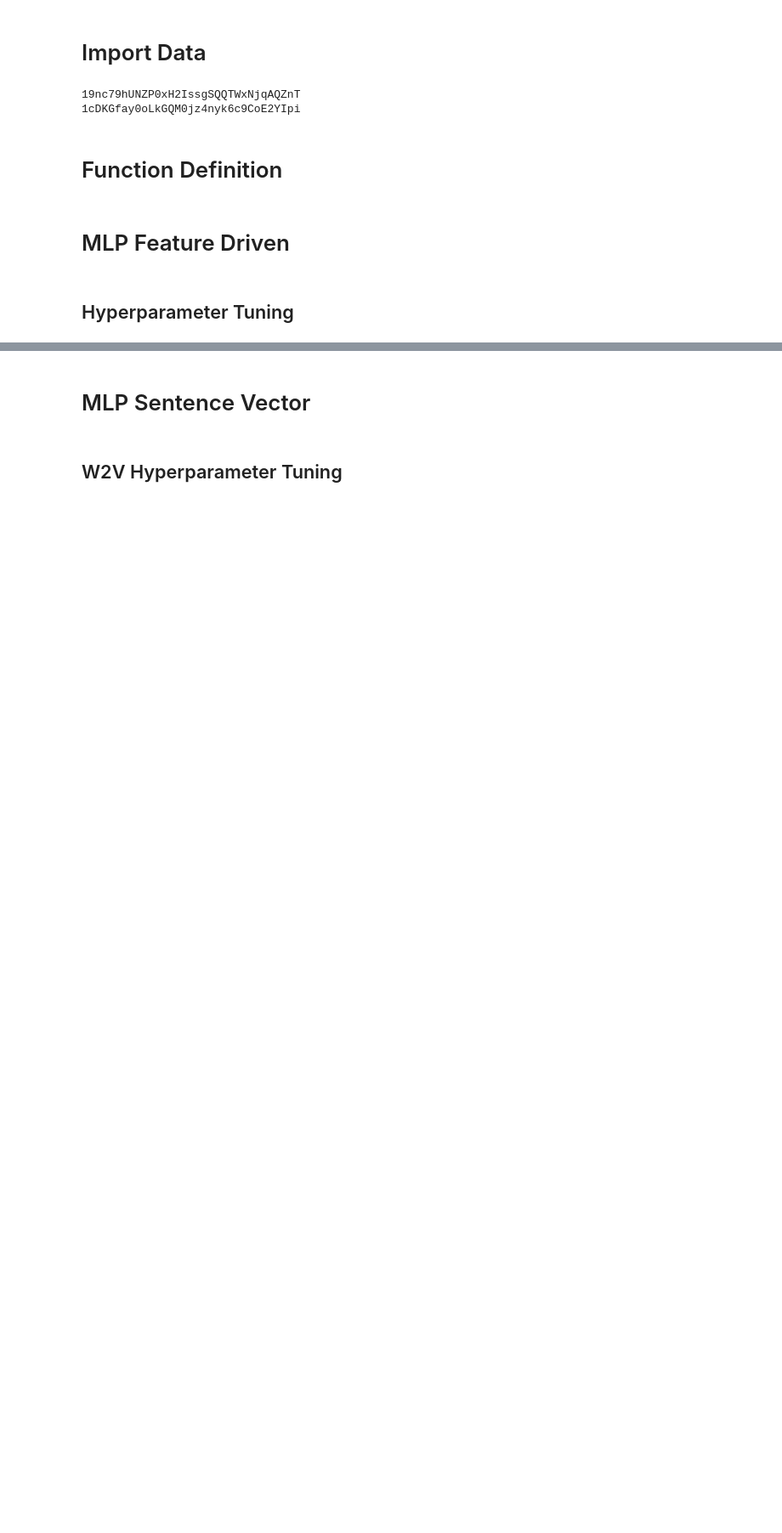
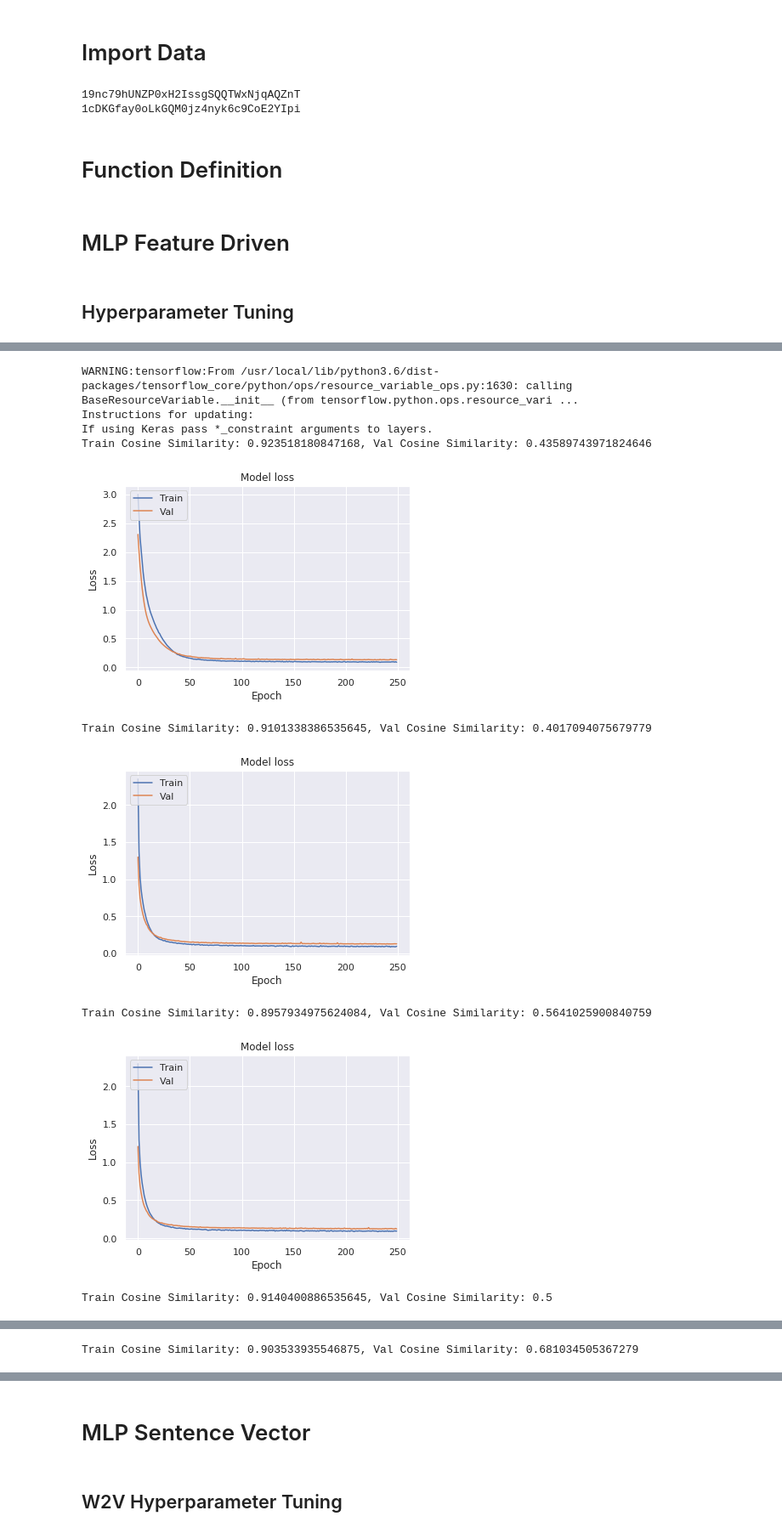
Before and after one commit to louisowen6/NLP_Stacking_Ensemble, a Jupyter notebook: Model/MLP.ipynb, the cells around one changed output, grey strips where cells are left out. Shown at 85% size. Saved outputs shown, nothing was run; the diff lists cells and outputs as text; code cells hidden in the pictures; blank space fills up the shorter version.

```diff
--- a/Model/MLP.ipynb
+++ b/Model/MLP.ipynb
@@ -389,0 +658,17 @@ pd.DataFrame(pred_MLP_Feature_Driven,columns=['pred_MLP_Feature_Driven']).to_csv
+# %%
+optimizer=optimizers.Adam(learning_rate=0.0005)
+
+grid_model(df_train,hidden_nodes_1=50,hidden_nodes_2=25,hidden_nodes_3=12,
+           input_dropout=0.25,hidden_dropout=0.2,l2_regularizer=0.01,batch_normalization=False,
+           activation_list=['relu'],optimizer=optimizer,epochs=250,two_layer=False,sentence_vector=False)
+# %% [output]
+WARNING:tensorflow:From /usr/local/lib/python3.6/dist-packages/tensorflow_core/python/ops/resource_variable_ops.py:1630: calling BaseResourceVariable.__init__ (from tensorflow.python.ops.resource_vari ...
+Instructions for updating:
+If using Keras pass *_constraint arguments to layers.
+Train Cosine Similarity: 0.923518180847168, Val Cosine Similarity: 0.43589743971824646
+[figure, added]
+Train Cosine Similarity: 0.9101338386535645, Val Cosine Similarity: 0.4017094075679779
+[figure, added]
+Train Cosine Similarity: 0.8957934975624084, Val Cosine Similarity: 0.5641025900840759
+[figure, added]
+Train Cosine Similarity: 0.9140400886535645, Val Cosine Similarity: 0.5
@@ -389,0 +676 @@ pd.DataFrame(pred_MLP_Feature_Driven,columns=['pred_MLP_Feature_Driven']).to_csv
+Train Cosine Similarity: 0.903533935546875, Val Cosine Similarity: 0.681034505367279
```
Also changed, not shown: parts of 44 cells of this notebook.
